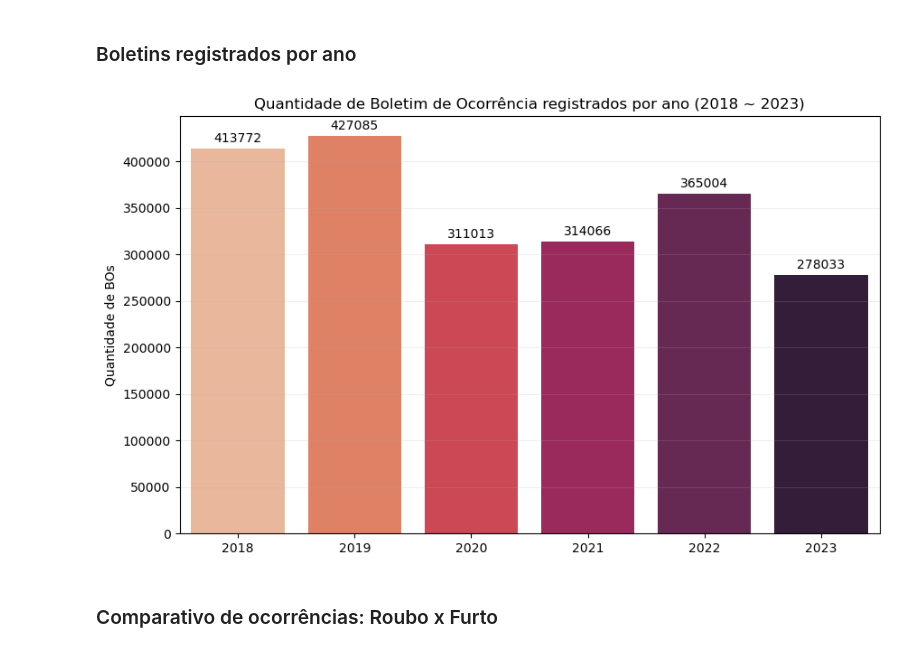
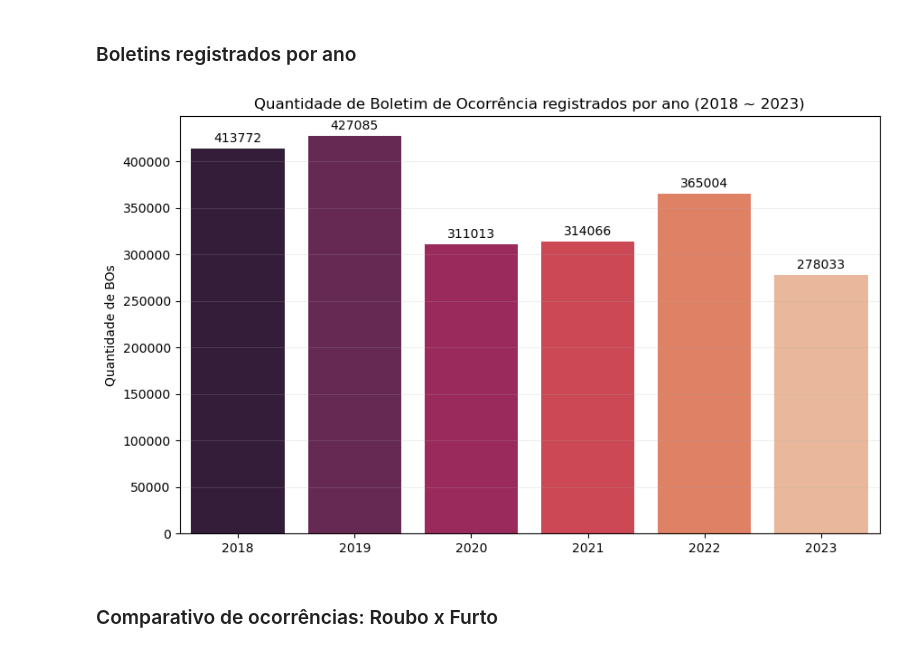
Before and after one commit to anderdot/previsao-crimes, a Jupyter notebook: Analises/Modelo Preditiva.ipynb, the cells around one changed output. Saved outputs shown, nothing was run; the diff lists cells and outputs as text; code cells hidden in the pictures.

```diff
--- a/Analises/Modelo Preditiva.ipynb
+++ b/Analises/Modelo Preditiva.ipynb
@@ -242,26 +227,26 @@ sns.set_palette("rocket_r")
 # %%
 # Contar a quantidade de BO registrados por ano.
 contagem = dados_ocorrencias['boletim_emitido'].dt.year.value_counts().sort_index()
 
 # Gerando o gráfico.
 fig, ax = plt.subplots(figsize=(10,6))
-ax = sns.barplot(x=contagem.index, y=contagem.values)
+ax = sns.barplot(x=contagem.index, y=contagem.values, palette='rocket')
 ax.set(title='Quantidade de Boletim de Ocorrência registrados por ano (2018 ~ 2023)', xlabel='', ylabel='Quantidade de BOs')
 # Adicionando labels aos valores das barras.
 for p in ax.patches:
     ax.annotate(format(p.get_height(), '.0f'),
                 (p.get_x() + p.get_width() / 2., p.get_height()),
                 ha = 'center', va = 'center',
                 xytext = (0, 8),
                 textcoords = 'offset points')
 ax.grid(axis='y', alpha=0.2)
 fig = plt.gcf()
 plt.show()
 
 # Salvando o gráfico na pasta Graficos.
 fig.savefig('Graficos/quantidade_BO_ano.png', transparent=False, dpi=300, bbox_inches='tight')
 # %% [output]
-[figure, old version]
+[figure, new version]
 # %% [markdown]
 ### Comparativo de ocorrências: Roubo x Furto
 # %%
```
Also changed, not shown: parts of 25 cells of this notebook, 20 other files.
